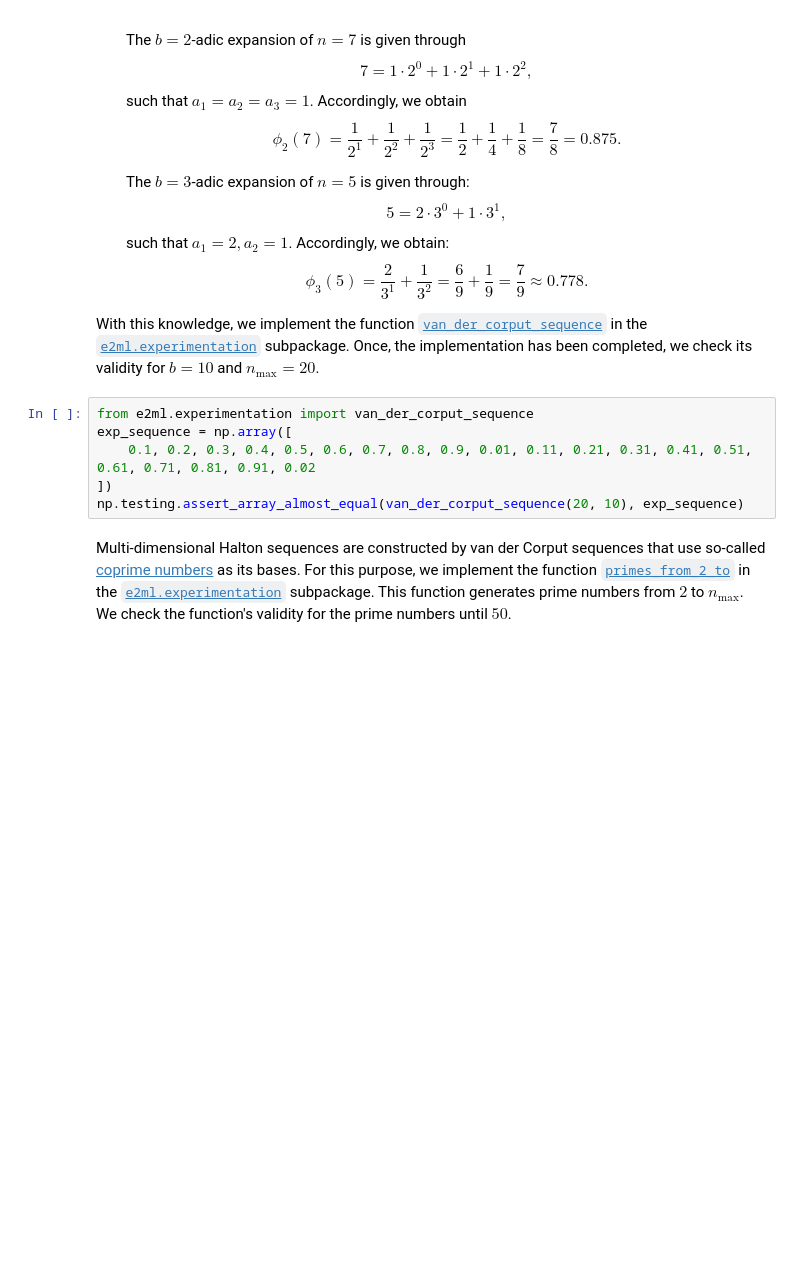
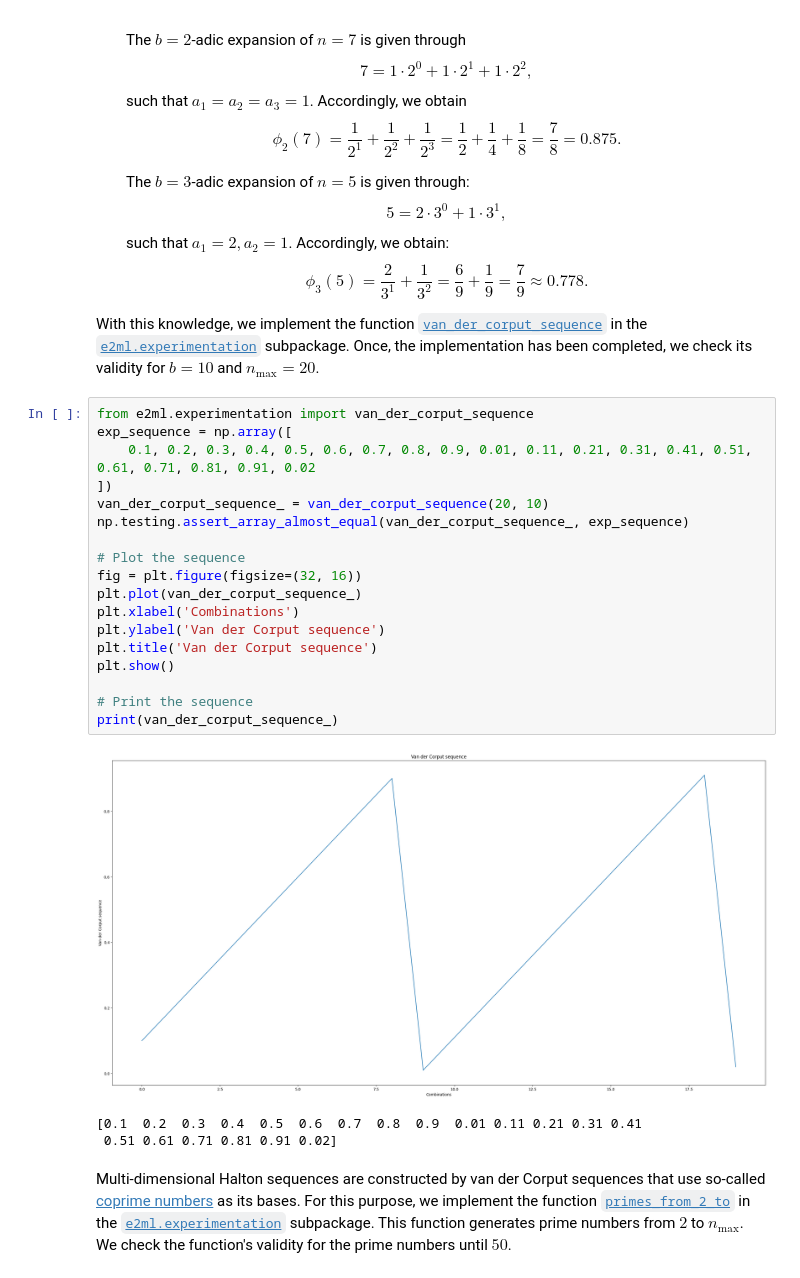
Before and after one commit to Liphip/e2ml, a Jupyter notebook: notebooks/06_classic_doe_II.ipynb, the cells around one changed output. Saved outputs shown, nothing was run; the diff lists cells and outputs as text; blank space fills up the shorter version.

```diff
--- a/notebooks/06_classic_doe_II.ipynb
+++ b/notebooks/06_classic_doe_II.ipynb
@@ -93,9 +150,25 @@ Once, the implementation has been completed, we check its validity for $b=10$ an
 # %%
 from e2ml.experimentation import van_der_corput_sequence
 exp_sequence = np.array([
     0.1, 0.2, 0.3, 0.4, 0.5, 0.6, 0.7, 0.8, 0.9, 0.01, 0.11, 0.21, 0.31, 0.41, 0.51, 0.61, 0.71, 0.81, 0.91, 0.02
 ])
-np.testing.assert_array_almost_equal(van_der_corput_sequence(20, 10), exp_sequence)
+van_der_corput_sequence_ = van_der_corput_sequence(20, 10)
+np.testing.assert_array_almost_equal(van_der_corput_sequence_, exp_sequence)
+
+# Plot the sequence
+fig = plt.figure(figsize=(32, 16))
+plt.plot(van_der_corput_sequence_)
+plt.xlabel('Combinations')
+plt.ylabel('Van der Corput sequence')
+plt.title('Van der Corput sequence')
+plt.show()
+
+# Print the sequence
+print(van_der_corput_sequence_)
+# %% [output]
+[figure, added]
+[0.1  0.2  0.3  0.4  0.5  0.6  0.7  0.8  0.9  0.01 0.11 0.21 0.31 0.41
+ 0.51 0.61 0.71 0.81 0.91 0.02]
 # %% [markdown]
 Multi-dimensional Halton sequences are constructed by van der Corput sequences that use so-called [coprime numbers](https://en.wikipedia.org/wiki/Coprime_integers) as its bases. For this purpose, we implement the function [`primes_from_2_to`](../e2ml/experimentation/_halton.py) in the [`e2ml.experimentation`](../e2ml/experimentation) subpackage. This function generates prime numbers from $2$ to $n_\mathrm{max}$. We check the function's validity for the prime numbers until $50$.
 # %%
```
Also changed, not shown: parts of 20 cells of this notebook, 3 other files.
